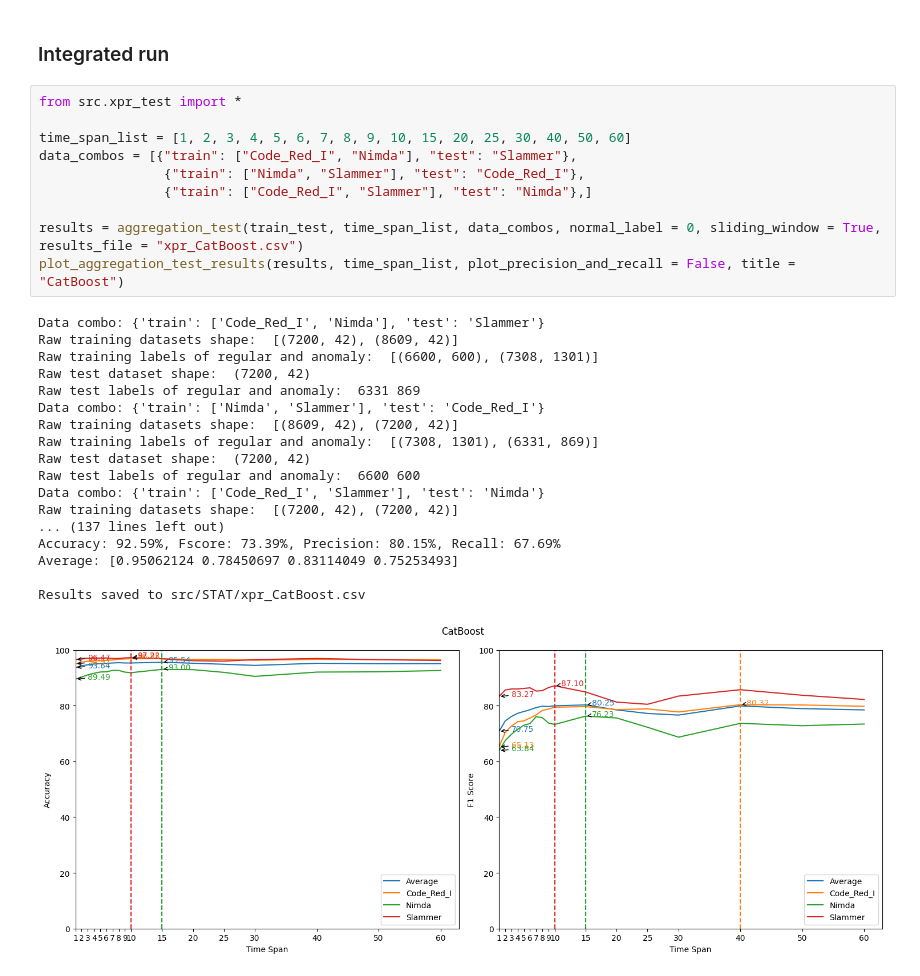
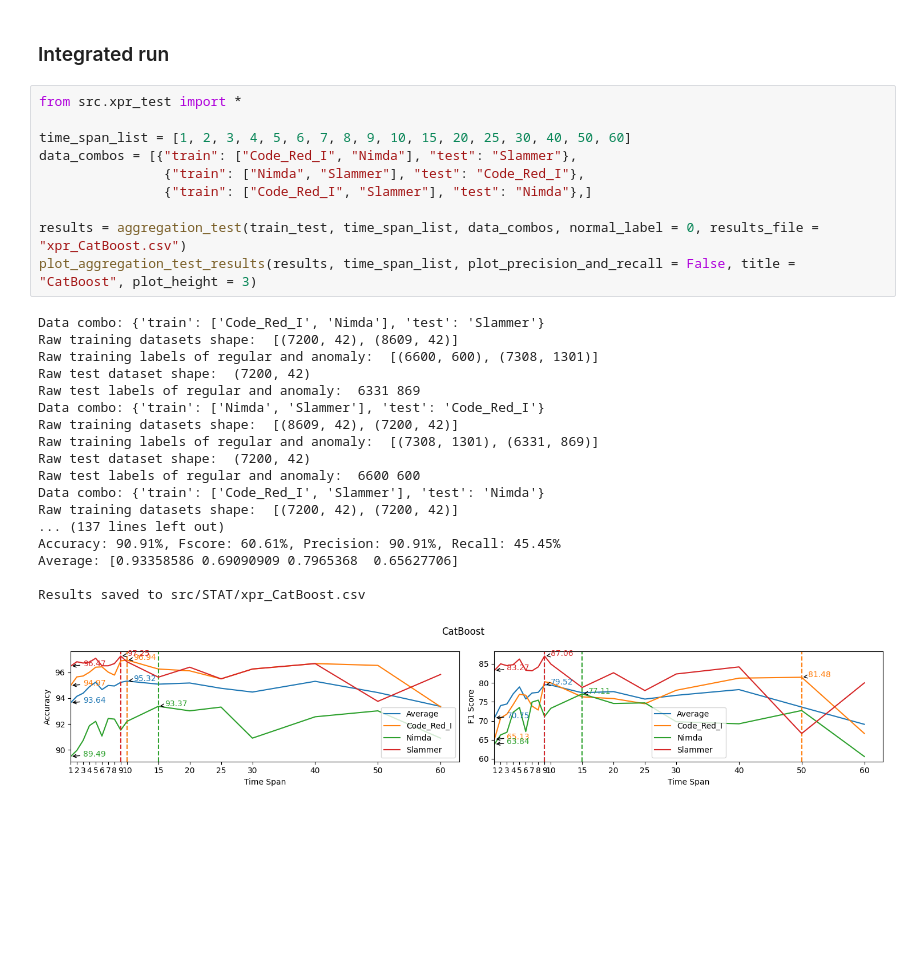
Before and after one commit to biganiseed/CyberDefense, a Jupyter notebook: xpr_aggregation_CatBoost.ipynb, the cells around one changed output. Cells and saved outputs as stored; diff of their text form; blank space fills up the shorter version.

Commit message:
Can generate LaTeX table body; can reduce chart height.

```diff
--- a/xpr_aggregation_CatBoost.ipynb
+++ b/xpr_aggregation_CatBoost.ipynb
@@ -37,29 +37,29 @@ def train_test(train_x, train_y, test_x):
 # %%
 from src.xpr_test import *
 
 time_span_list = [1, 2, 3, 4, 5, 6, 7, 8, 9, 10, 15, 20, 25, 30, 40, 50, 60]
 data_combos = [{"train": ["Code_Red_I", "Nimda"], "test": "Slammer"},
                 {"train": ["Nimda", "Slammer"], "test": "Code_Red_I"},
                 {"train": ["Code_Red_I", "Slammer"], "test": "Nimda"},]
 
-results = aggregation_test(train_test, time_span_list, data_combos, normal_label = 0, sliding_window = True, results_file = "xpr_CatBoost.csv")
-plot_aggregation_test_results(results, time_span_list, plot_precision_and_recall = False, title = "CatBoost")
+results = aggregation_test(train_test, time_span_list, data_combos, normal_label = 0, results_file = "xpr_CatBoost.csv")
+plot_aggregation_test_results(results, time_span_list, plot_precision_and_recall = False, title = "CatBoost", plot_height = 3)
 # %% [output]
 Data combo: {'train': ['Code_Red_I', 'Nimda'], 'test': 'Slammer'}
 Raw training datasets shape:  [(7200, 42), (8609, 42)]
 Raw training labels of regular and anomaly:  [(6600, 600), (7308, 1301)]
 Raw test dataset shape:  (7200, 42)
 Raw test labels of regular and anomaly:  6331 869
 Data combo: {'train': ['Nimda', 'Slammer'], 'test': 'Code_Red_I'}
 Raw training datasets shape:  [(8609, 42), (7200, 42)]
 Raw training labels of regular and anomaly:  [(7308, 1301), (6331, 869)]
 Raw test dataset shape:  (7200, 42)
 Raw test labels of regular and anomaly:  6600 600
 Data combo: {'train': ['Code_Red_I', 'Slammer'], 'test': 'Nimda'}
 Raw training datasets shape:  [(7200, 42), (7200, 42)]
 ... (137 lines left out)
-Accuracy: 92.59%, Fscore: 73.39%, Precision: 80.15%, Recall: 67.69%
-Average: [0.95062124 0.78450697 0.83114049 0.75253493]
+Accuracy: 90.91%, Fscore: 60.61%, Precision: 90.91%, Recall: 45.45%
+Average: [0.93358586 0.69090909 0.7965368  0.65627706]
 
 Results saved to src/STAT/xpr_CatBoost.csv
-[figure, old version]
+[figure, new version]
```
Also changed, not shown: 6 other files.
